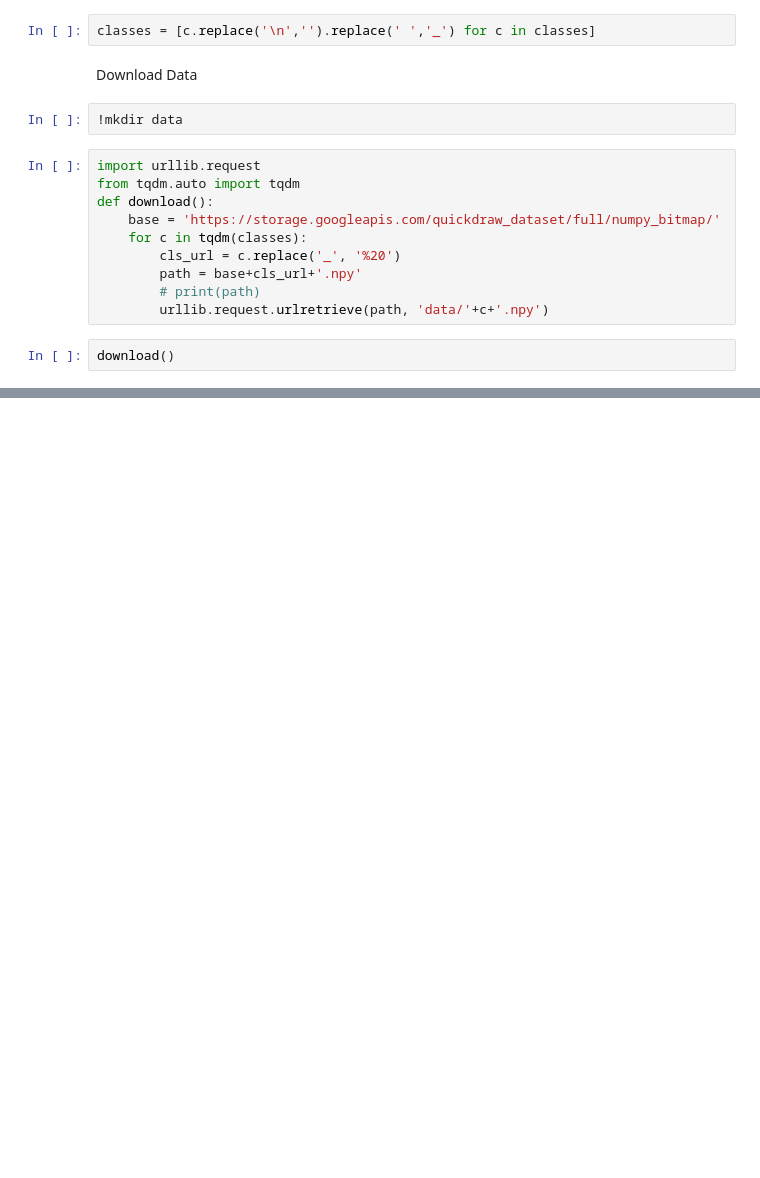
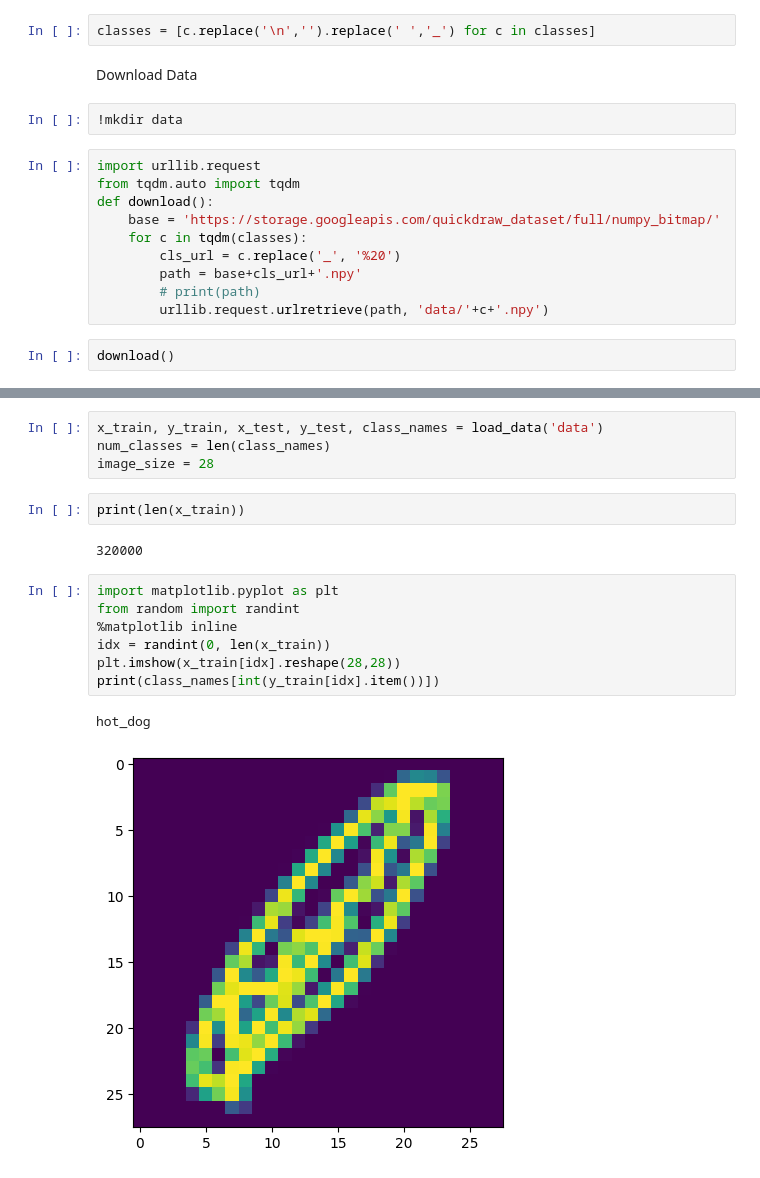
Before and after one commit to yiling459/CSCI-SHU-360-Machine-Learning-Final-Project, a Jupyter notebook: Playground/train_text_to_image_lora.ipynb, the cells around one changed output, grey strips where cells are left out. Saved outputs shown, nothing was run; the diff lists cells and outputs as text; blank space fills up the shorter version.

```diff
--- a/Playground/train_text_to_image_lora.ipynb
+++ b/Playground/train_text_to_image_lora.ipynb
@@ -292,0 +335,18 @@ download()
+# %%
+x_train, y_train, x_test, y_test, class_names = load_data('data')
+num_classes = len(class_names)
+image_size = 28
+# %%
+print(len(x_train))
+# %% [output]
+320000
+# %%
+import matplotlib.pyplot as plt
+from random import randint
+%matplotlib inline
+idx = randint(0, len(x_train))
+plt.imshow(x_train[idx].reshape(28,28))
+print(class_names[int(y_train[idx].item())])
+# %% [output]
+hot_dog
+[figure, added]
```
Also changed, not shown: parts of 5 cells of this notebook.
